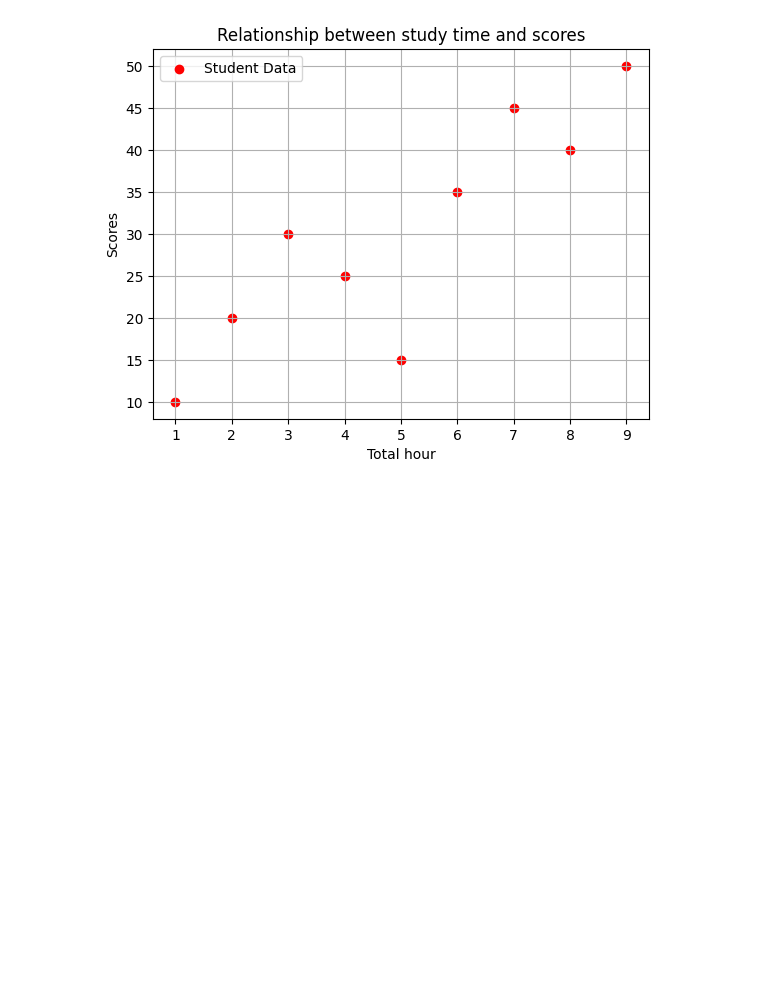
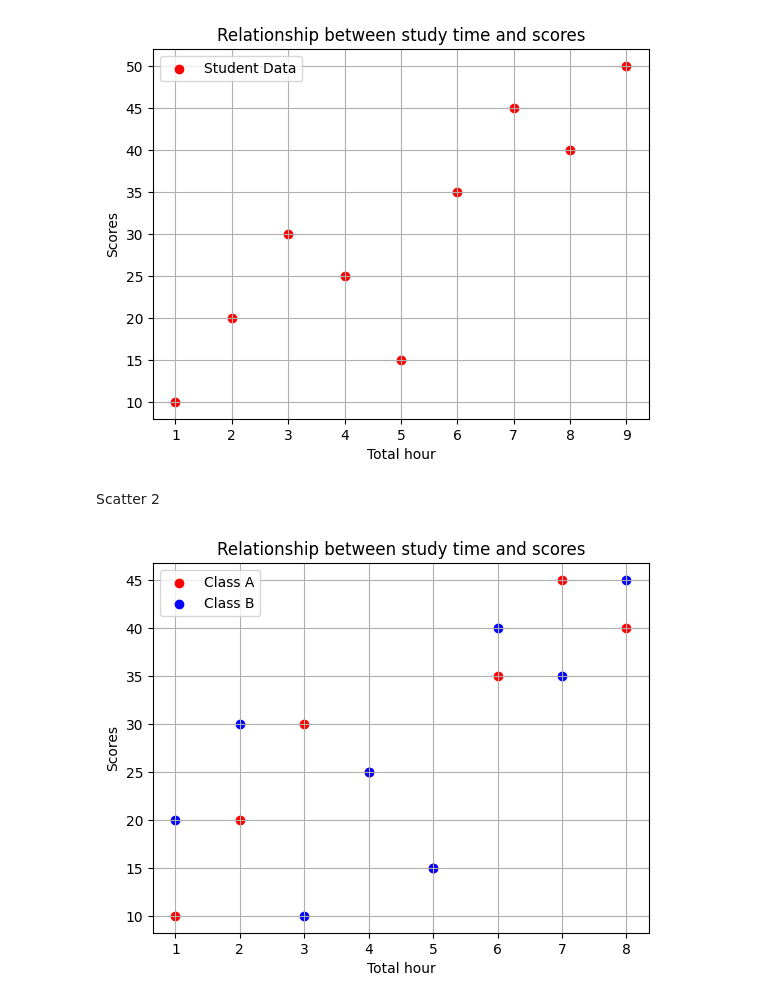
Before and after one commit to jahidstm/Matplotlib, a Jupyter notebook: practice.ipynb, the cells around one changed output. Cells and saved outputs as stored; diff of their text form; code cells hidden in the pictures; blank space fills up the shorter version.

Commit message:
Matplotlib

```diff
--- a/practice.ipynb
+++ b/practice.ipynb
@@ -99,3 +99,23 @@ plt.grid()
 plt.show()
 # %% [output]
 [figure]
+# %% [markdown]
+Scatter 2
+# %%
+import matplotlib.pyplot as plt
+
+hour = [1,2,3,4,5,6,7,8]
+score1 = [10,20,30,25,15,35,45,40]
+score2 = [20,30,10,25,15,40,35,45]
+
+plt.scatter(hour, score1, color='red', marker='o', label='Class A')
+plt.scatter(hour, score2, color='blue', marker='o', label='Class B')
+
+plt.xlabel('Total hour')
+plt.ylabel('Scores')
+plt.title('Relationship between study time and scores')
+plt.legend()
+plt.grid()
+plt.show()
+# %% [output]
+[figure, added]
```
Also changed, not shown: 1 other file.
